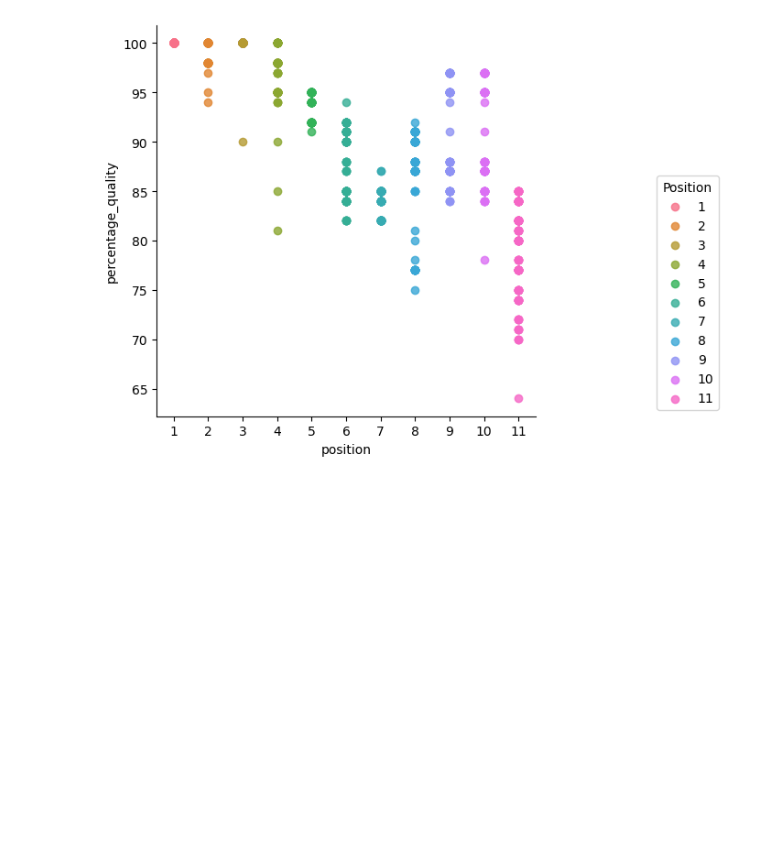
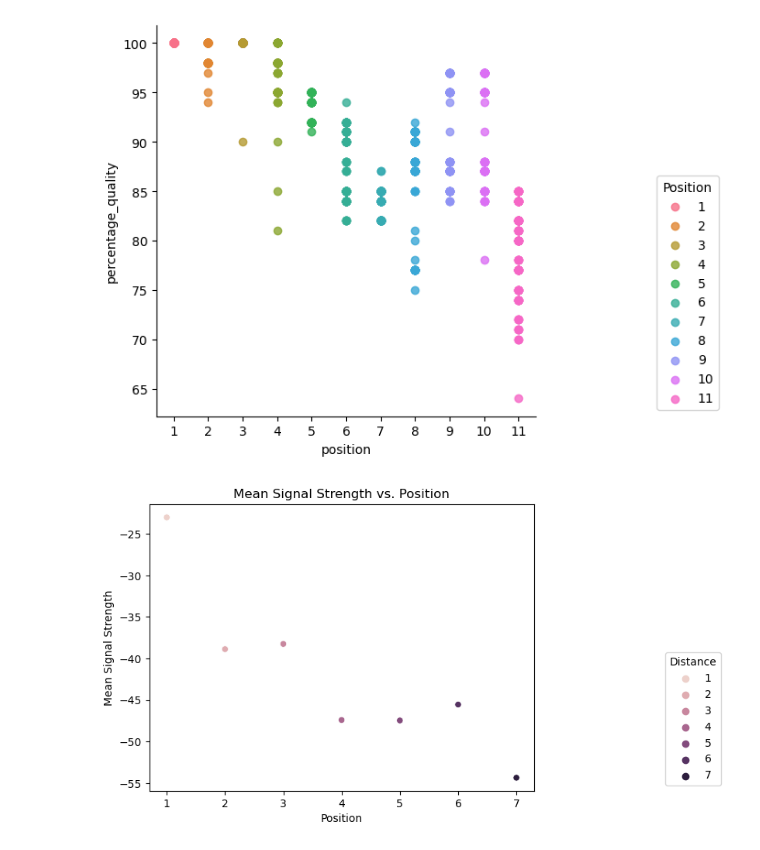
Before and after one commit to rafaelfigueredog/embedded-rssi-analysis, a Jupyter notebook: src/analysis/data-visualization.ipynb, the cells around one changed output. Saved outputs shown, nothing was run; the diff lists cells and outputs as text; code cells hidden in the pictures; blank space fills up the shorter version.

```diff
--- a/src/analysis/data-visualization.ipynb
+++ b/src/analysis/data-visualization.ipynb
@@ -83,6 +85,25 @@ plt.legend(loc='lower right', bbox_to_anchor=(1.5, 0.0), title='Position')
 plt.show()
 # %% [output]
 [figure]
+# %%
+# Create a scatter plot with position and mean signal strength
+sns.scatterplot(x=ordered_distances, y=mean_signal, hue=ordered_distances)
+
+# Set the x-axis ticks to show all integer values
+plt.xticks(range(1, len(ordered_distances) + 1))
+
+# Set the labels and title
+plt.xlabel('Position')
+plt.ylabel('Mean Signal Strength')
+plt.title('Mean Signal Strength vs. Position')
+
+# Move the legend to an empty part of the plot
+plt.legend(loc='lower right', bbox_to_anchor=(1.5, 0.0), title='Distance')
+
+# Show the plot
+plt.show()
+# %% [output]
+[figure, added]
 # %%
 # Use the 'hue' argument to provide a factor variable
 sns.lmplot(
```
Also changed, not shown: parts of 7 cells of this notebook, 1 other file.
